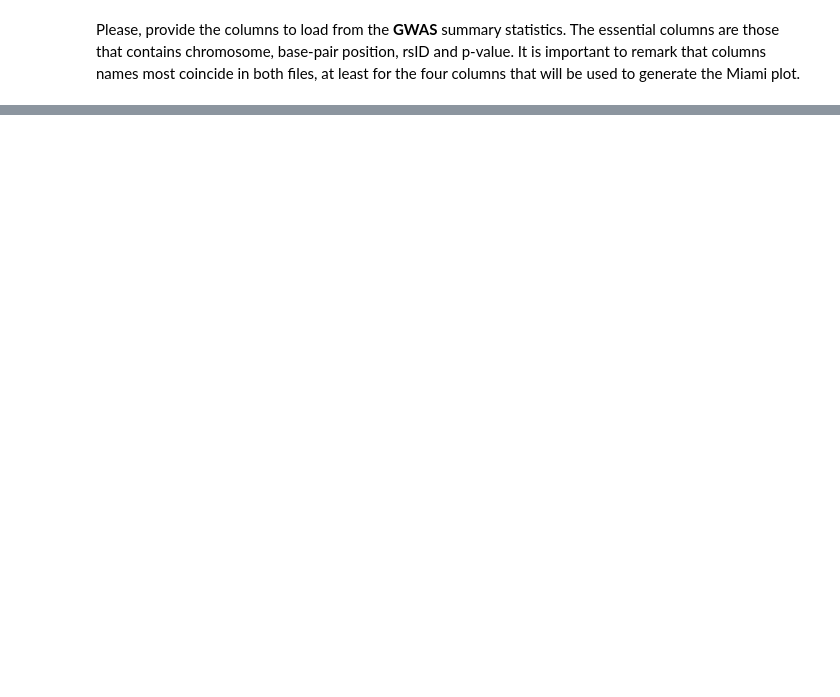
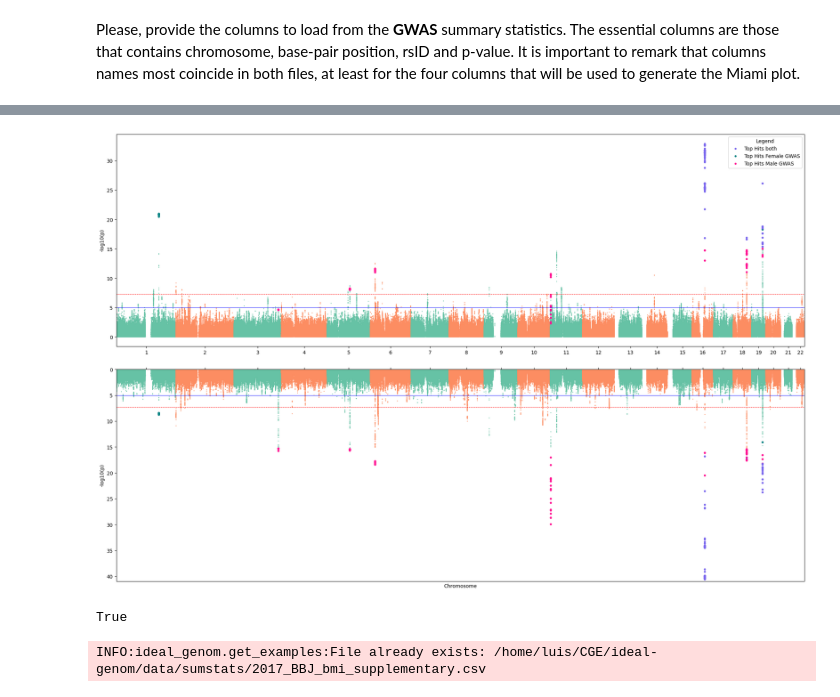
Before and after one commit to cge-tubingens/IDEAL-GENOM, a Jupyter notebook: viz_notebooks/miami.ipynb, the cells around one changed output, grey strips where cells are left out. Cells and saved outputs as stored; diff of their text form; code cells hidden in the pictures; blank space fills up the shorter version.

```diff
--- a/viz_notebooks/miami.ipynb
+++ b/viz_notebooks/miami.ipynb
@@ -307,0 +52,24 @@ miami_draw(
+# %%
+miami_draw(
+    df_top            =df_F,
+    df_bottom         =df_M,
+    snp_col           ='SNP',
+    chr_col           ='CHR',
+    pos_col           ='POS',
+    p_col             ='P',
+    plots_dir         =gwas_f.parent.as_posix(),
+    top_highlights=df_top_hlite,
+    bottom_highlights=df_bottom_hlite,
+    legend_top        ='Female GWAS',
+    legend_bottom     ='Male GWAS',
+    save_name         ='miami_plot_female_vs_male_hlite.pdf',
+)
+# %% [output]
+[figure, added]
+True
+# %%
+anno_path = get_bmi_japanese_gwas_sex_dependent()
+
+df_anno = pd.read_csv(anno_path, sep='\t')
+# %% [output]
+INFO:ideal_genom.get_examples:File already exists: /home/luis/CGE/ideal-genom/data/sumstats/2017_BBJ_bmi_supplementary.csv
```
Also changed, not shown: parts of 25 cells of this notebook.
